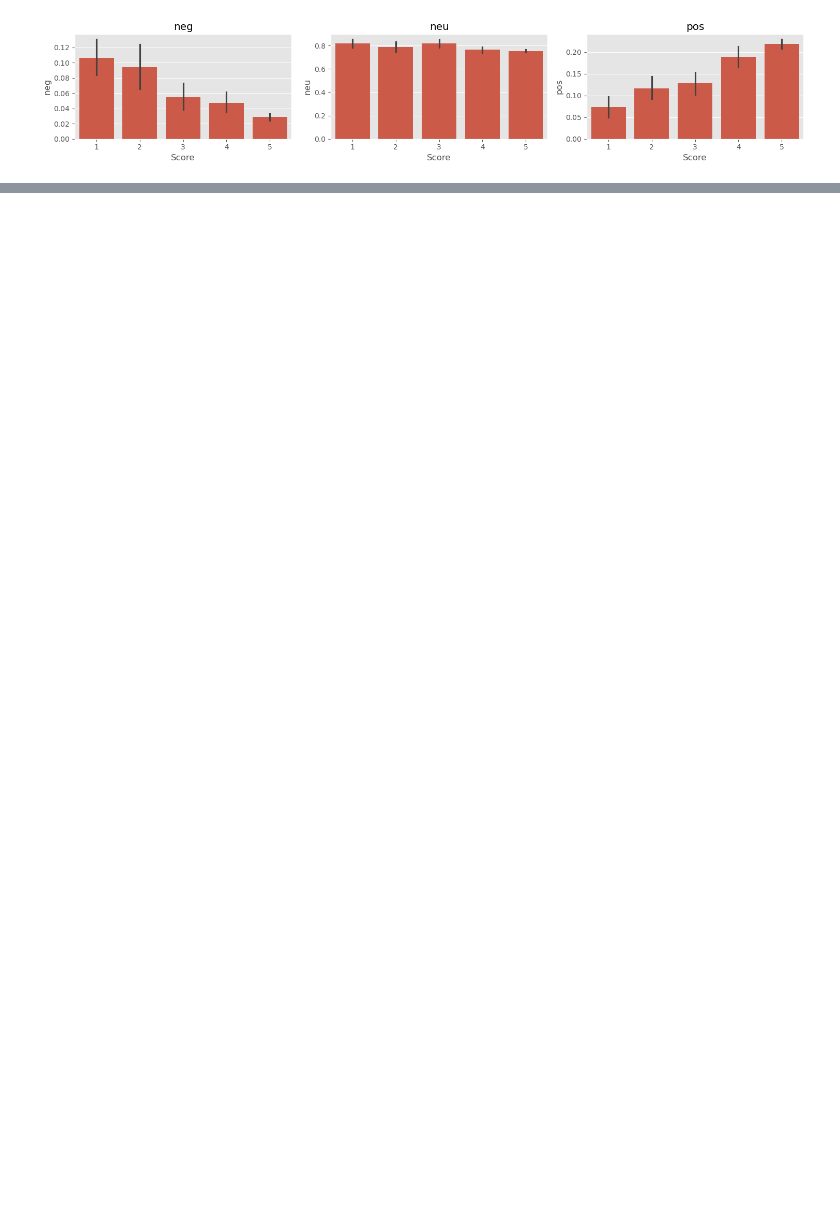
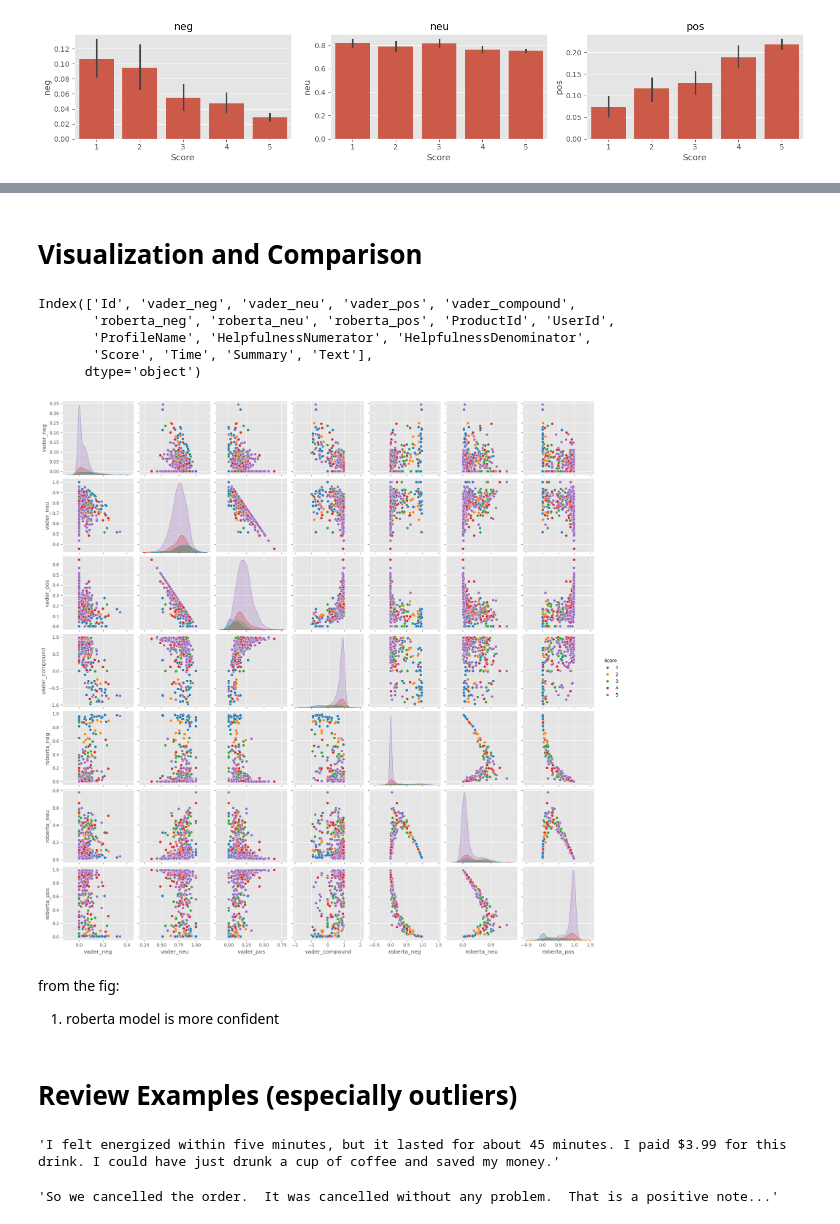
Before and after one commit to kdeng-gzcn/NLP-learning, a Jupyter notebook: NLTK Transformer project/project.ipynb, the cells around one changed output, grey strips where cells are left out. Drawn from its saved outputs; the diff is of its cells as text; code cells hidden in the pictures; blank space fills up the shorter version.

```diff
--- a/NLTK Transformer project/project.ipynb
+++ b/NLTK Transformer project/project.ipynb
@@ -242,0 +299,30 @@ plt.show()
+# %%
+# create a function of above
+def polarity_scores_roberta(text):
+    encoded_text = tokenizer(text, return_tensors='pt')
+    output = model(**encoded_text) # decoder
+    scores = output[0][0].detach().numpy() # get ndarray
+    scores = softmax(scores) # make it a prob vector
+    scores_dict = {
+    'roberta_neg': scores[0],
+    'roberta_neu': scores[1],
+    'roberta_pos': scores[2]
+    }
+    return scores_dict
+# %%
+result = {} # empty dict
+
+for i, row in tqdm(df.iterrows(), total=len(df)):
+    try:
+        text = row.Text
+        myid = row.Id
+        vader_result = sen_int_analyzer.polarity_scores(text)
+        vader_result_rename = {}
+        for key, value in vader_result.items():
+            vader_result_rename[f'vader_{key}'] = value
+        roberta_result = polarity_scores_roberta(text) # roberta prefer using GPU
+
+        both = {**vader_result_rename, **roberta_result} # old version
+        result[myid] = both
+    except RuntimeError:
+        print(f'break for id {myid}')
@@ -242,0 +332,4 @@ plt.show()
+# %%
+result_df = pd.DataFrame(result).T
+result_df = result_df.reset_index().rename(columns={'index': 'Id'})
+result_df.head()
@@ -242,0 +343,2 @@ plt.show()
+# %%
+result_df = result_df.merge(df, how='left') # left join with original data
@@ -242,0 +354,35 @@ plt.show()
+# %% [markdown]
+# Visualization and Comparison
+# %%
+# before input list, we copy from .columns
+result_df.columns
+# %% [output]
+Index(['Id', 'vader_neg', 'vader_neu', 'vader_pos', 'vader_compound',
+       'roberta_neg', 'roberta_neu', 'roberta_pos', 'ProductId', 'UserId',
+       'ProfileName', 'HelpfulnessNumerator', 'HelpfulnessDenominator',
+       'Score', 'Time', 'Summary', 'Text'],
+      dtype='object')
+# %%
+sns.pairplot(
+    data=result_df,
+    vars=['vader_neg', 'vader_neu', 'vader_pos', 'vader_compound',
+       'roberta_neg', 'roberta_neu', 'roberta_pos'], # paste
+    hue='Score', # color
+    palette='tab10'
+)
+plt.show()
+# %% [output]
+[figure, added]
+# %% [markdown]
+from the fig:
+1. roberta model is more confident
+# %% [markdown]
+# Review Examples (especially outliers)
+# %%
+result_df.query('Score == 1').sort_values(by='roberta_pos', ascending=False).Text.values[0] # find the most roberta positive but with 1 star
+# %% [output]
+'I felt energized within five minutes, but it lasted for about 45 minutes. I paid $3.99 for this drink. I could have just drunk a cup of coffee and saved my money.'
+# %%
+result_df.query('Score == 1').sort_values(by='vader_pos', ascending=False).Text.values[0] # find the most vader positive but with 1 star
+# %% [output]
+'So we cancelled the order.  It was cancelled without any problem.  That is a positive note...'
```
Also changed, not shown: parts of 22 cells of this notebook.
